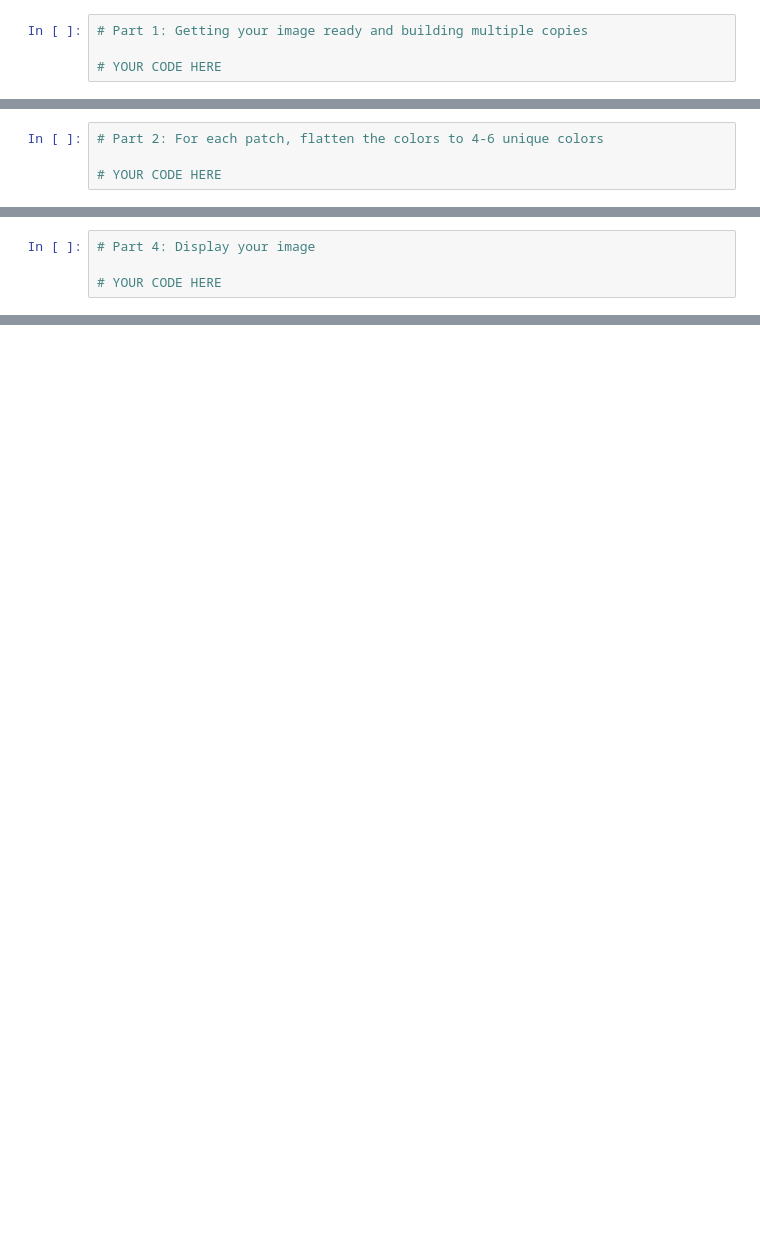
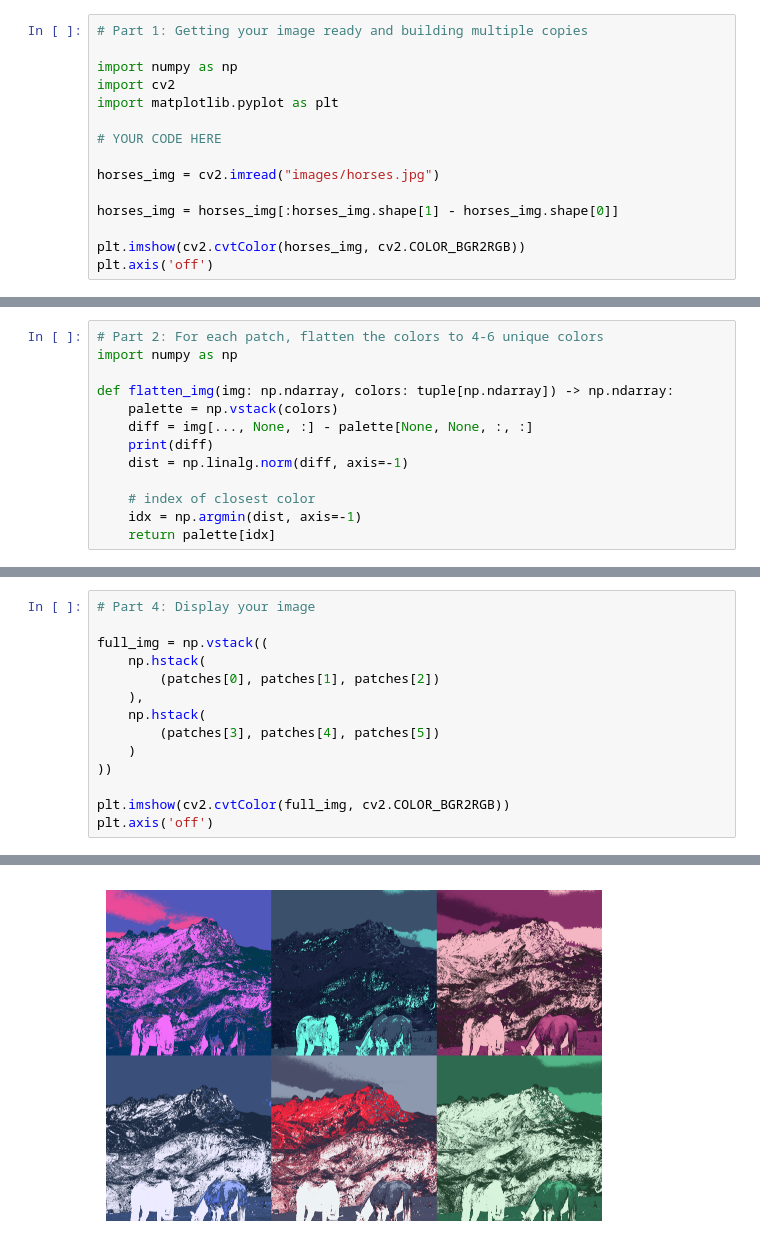
Before and after one commit to Vardan2009/Discover-Comp-Photo, a Jupyter notebook: 01-Intro/opencv_challenge.ipynb, the cells around one changed output, grey strips where cells are left out. Drawn from its saved outputs; the diff is of its cells as text; blank space fills up the shorter version.

```diff
--- a/01-Intro/opencv_challenge.ipynb
+++ b/01-Intro/opencv_challenge.ipynb
@@ -22,4 +22,15 @@ We've split up this challenge into multiple pieces.
 # %%
 # Part 1: Getting your image ready and building multiple copies
 
+import numpy as np
+import cv2
+import matplotlib.pyplot as plt
+
 # YOUR CODE HERE
+
+horses_img = cv2.imread("images/horses.jpg")
+
+horses_img = horses_img[:horses_img.shape[1] - horses_img.shape[0]]
+
+plt.imshow(cv2.cvtColor(horses_img, cv2.COLOR_BGR2RGB))
+plt.axis('off')
@@ -26,6 +40,15 @@ We've split up this challenge into multiple pieces.
 # %%
 # Part 2: For each patch, flatten the colors to 4-6 unique colors
+import numpy as np
 
-# YOUR CODE HERE
+def flatten_img(img: np.ndarray, colors: tuple[np.ndarray]) -> np.ndarray:
+    palette = np.vstack(colors)
+    diff = img[..., None, :] - palette[None, None, :, :]
+    print(diff)
+    dist = np.linalg.norm(diff, axis=-1)
+
+    # index of closest color
+    idx = np.argmin(dist, axis=-1)
+    return palette[idx]
 # %%
 # Part 3: Combine the patches together
@@ -34,4 +132,15 @@ We've split up this challenge into multiple pieces.
 # %%
 # Part 4: Display your image
 
-# YOUR CODE HERE
+full_img = np.vstack((
+    np.hstack(
+        (patches[0], patches[1], patches[2])
+    ),
+    np.hstack(
+        (patches[3], patches[4], patches[5])
+    )
+))
+
+plt.imshow(cv2.cvtColor(full_img, cv2.COLOR_BGR2RGB))
+plt.axis('off')
+# %% [output]
@@ -37,0 +148 @@ We've split up this challenge into multiple pieces.
+[figure, added]
```
Also changed, not shown: parts of 3 cells of this notebook, 1 other file.
